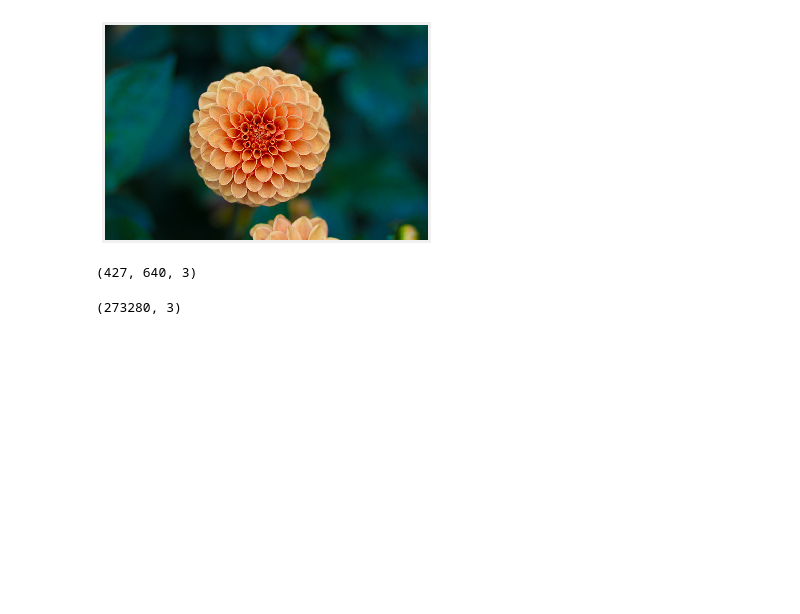
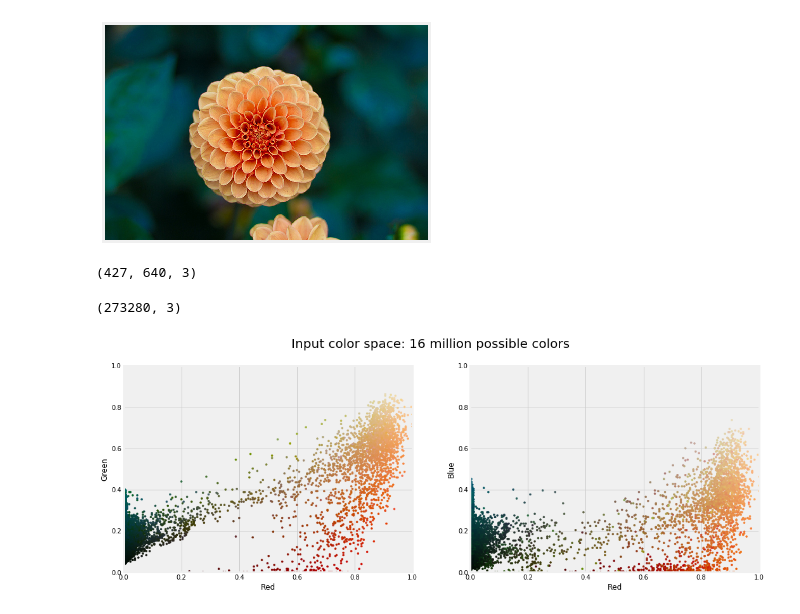
Before and after one commit to nassersaazi/ml_models, a Jupyter notebook: ml_simplilearn.ipynb, the cells around one changed output. Cells and saved outputs as stored; diff of their text form; code cells hidden in the pictures; blank space fills up the shorter version.

```diff
--- a/ml_simplilearn.ipynb
+++ b/ml_simplilearn.ipynb
@@ -331,7 +331,7 @@ data.shape
 # %% [output]
 (273280, 3)
 # %%
-def plot_pixels(data, title,color=None ,N=10000):
+def plot_pixels(data, title,colors=None ,N=10000):
     if colors is None:
         colors = data
 
@@ -342,3 +342,14 @@ def plot_pixels(data, title,color=None ,N=10000):
     R,G,B = data[i].T
 
     fig,ax = plt.subplots(1, 2,figsize=(16,6))
+    ax[0].scatter(R,G,color=colors,marker='.')
+    ax[0].set(xlabel='Red', ylabel='Green', xlim=(0,1),ylim=(0,1))
+
+    ax[1].scatter(R, B, color=colors, marker='.')
+    ax[1].set(xlabel = 'Red',ylabel = 'Blue', xlim=(0, 1), ylim=(0, 1))
+
+    fig.suptitle(title, size=20)
+# %%
+plot_pixels(data, title='Input color space: 16 million possible colors')
+# %% [output]
+[figure, added]
```
Also changed, not shown: parts of 1 cell of this notebook.
